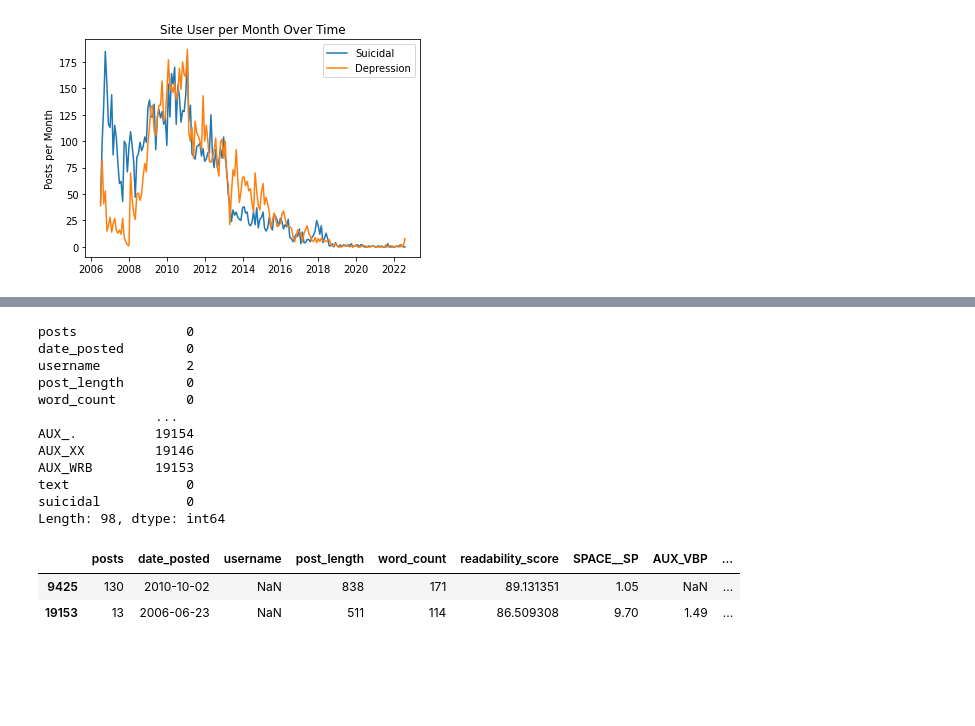
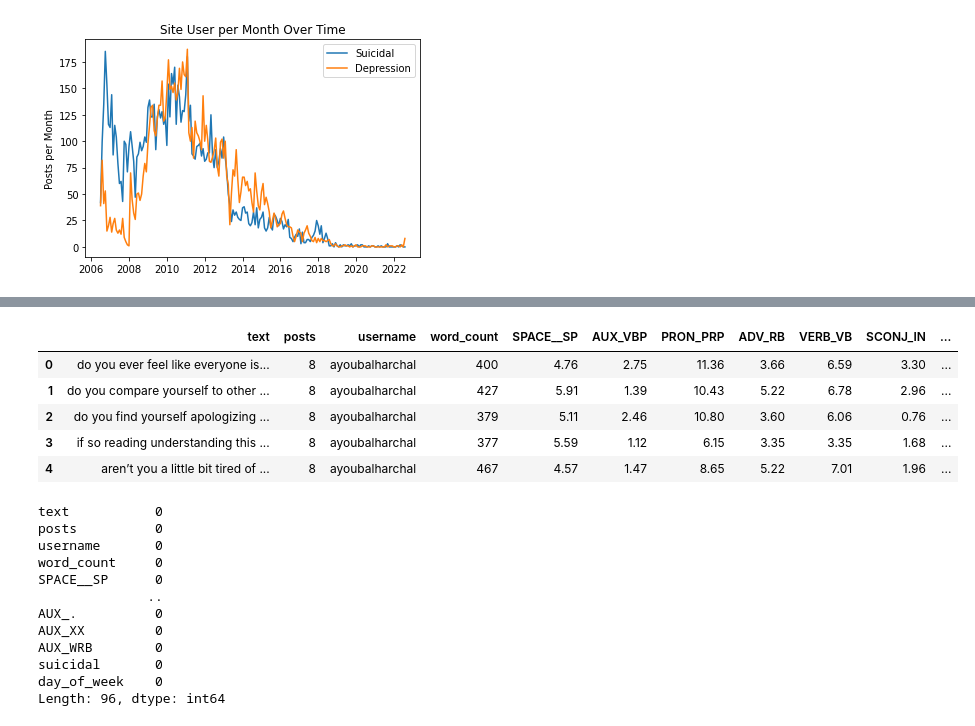
Before and after one commit to yonilevinepenn/MCIT545-Final-Project, a Jupyter notebook: data_exploration.ipynb, the cells around one changed output, grey strips where cells are left out. Drawn from its saved outputs; the diff is of its cells as text; code cells hidden in the pictures; blank space fills up the shorter version.

```diff
--- a/data_exploration.ipynb
+++ b/data_exploration.ipynb
@@ -504,21 +522,32 @@ Length: 98, dtype: int64
+# %%
+depression_full['text'] = depression_full['text'].apply(lambda x:cleanText(x,remove_stop=False))
+# %%
+depression_full['text'] = depression_full['text'].apply(lambda x:  " ".join(x.split()))
+# %%
+depression_full.drop(columns=['date_posted','clean_text'],inplace=True)
+# %%
+depression_full = depression_full.fillna(0)
+# %%
+depression_full.head()
+# %% [output]
+|  | text | posts | username | word_count | SPACE__SP | AUX_VBP | PRON_PRP | ADV_RB | VERB_VB | SCONJ_IN | ... |
+| 0 | do you ever feel like everyone is... | 8 | ayoubalharchal | 400 | 4.76 | 2.75 | 11.36 | 3.66 | 6.59 | 3.30 | ... |
+| 1 | do you compare yourself to other ... | 8 | ayoubalharchal | 427 | 5.91 | 1.39 | 10.43 | 5.22 | 6.78 | 2.96 | ... |
+| 2 | do you find yourself apologizing ... | 8 | ayoubalharchal | 379 | 5.11 | 2.46 | 10.80 | 3.60 | 6.06 | 0.76 | ... |
+| 3 | if so reading understanding this ... | 8 | ayoubalharchal | 377 | 5.59 | 1.12 | 6.15 | 3.35 | 3.35 | 1.68 | ... |
+| 4 | aren’t you a little bit tired of ... | 8 | ayoubalharchal | 467 | 4.57 | 1.47 | 8.65 | 5.22 | 7.01 | 1.96 | ... |
 # %%
-depression_full.isnull().sum()
+depression_full.isna().sum()
 # %% [output]
-posts              0
-date_posted        0
-username           2
-post_length        0
-word_count         0
-               ...
-AUX_.          19154
-AUX_XX         19146
-AUX_WRB        19153
-text               0
-suicidal           0
-Length: 98, dtype: int64
+text           0
+posts          0
+username       0
+word_count     0
+SPACE__SP      0
+              ..
+AUX_.          0
+AUX_XX         0
+AUX_WRB        0
+suicidal       0
+day_of_week    0
+Length: 96, dtype: int64
-# %%
-depression_full[depression_full['username'].isnull()]
-# %% [output]
-|  | posts | date_posted | username | post_length | word_count | readability_score | SPACE__SP | AUX_VBP | ... |
-| 9425 | 130 | 2010-10-02 | NaN | 838 | 171 | 89.131351 | 1.05 | NaN | ... |
-| 19153 | 13 | 2006-06-23 | NaN | 511 | 114 | 86.509308 | 9.70 | 1.49 | ... |
```
Also changed, not shown: parts of 18 cells of this notebook, 2 other files.
